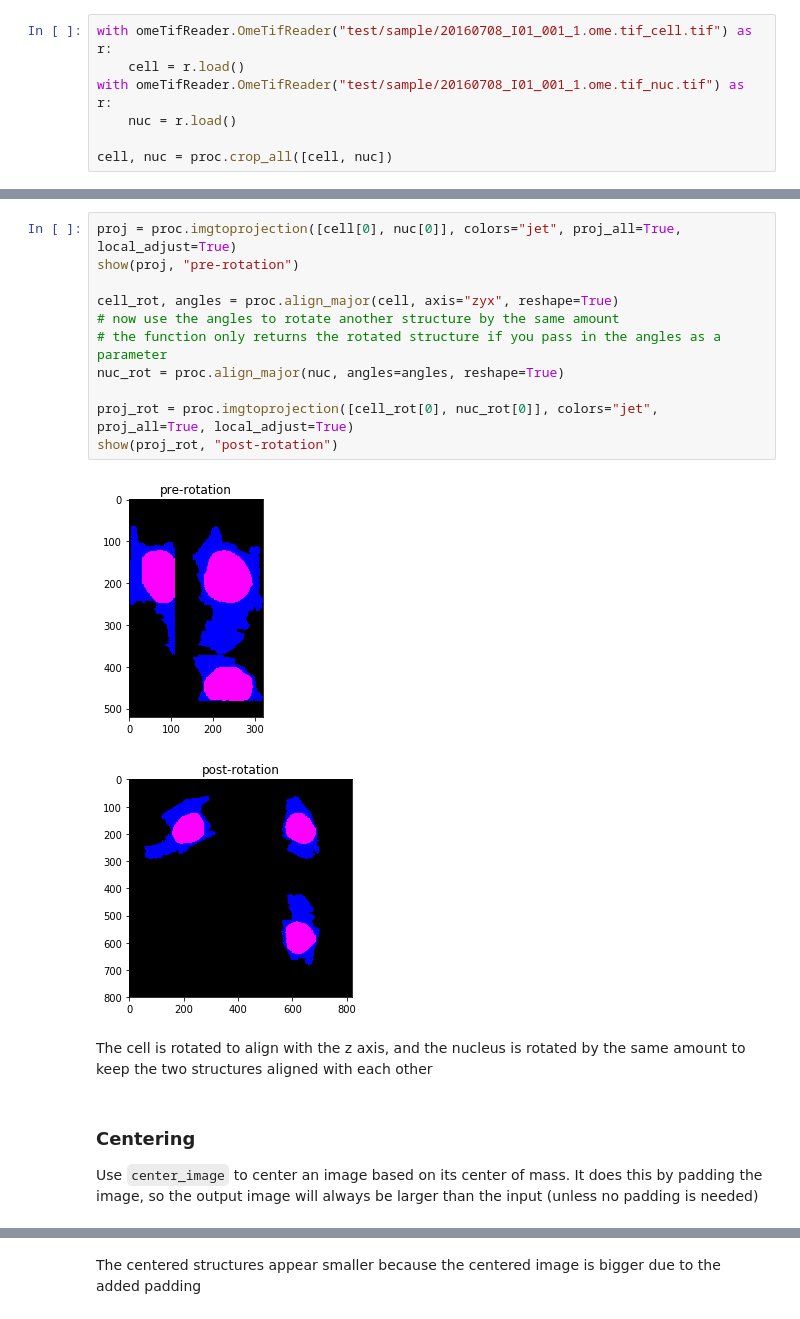
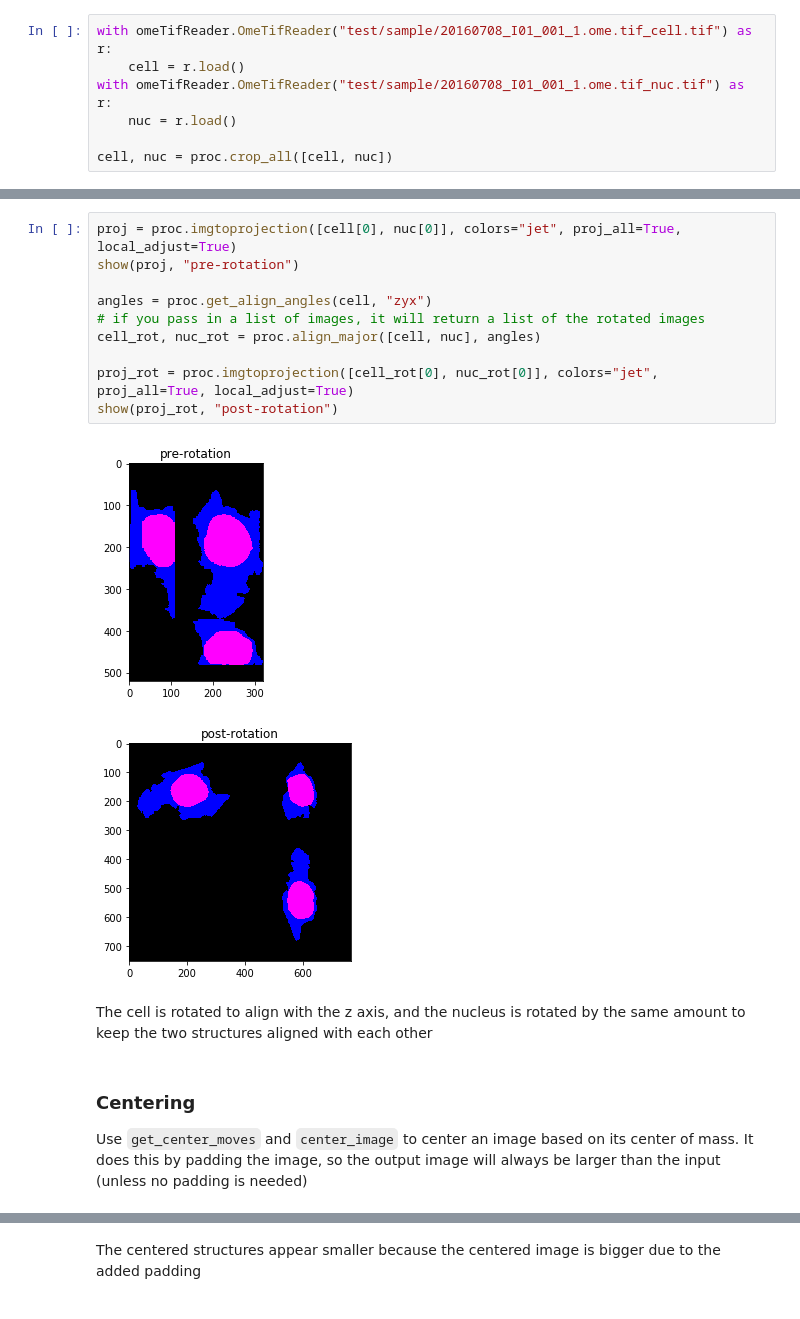
Before and after one commit to AllenCellModeling/aicsimage, a Jupyter notebook: Aicsimage Processing Guide.ipynb, the cells around one changed output, grey strips where cells are left out. Cells and saved outputs as stored; diff of their text form.

````diff
--- a/Aicsimage Processing Guide.ipynb
+++ b/Aicsimage Processing Guide.ipynb
@@ -273,21 +276,20 @@ Notice that the function returned two objects. The first is the rotated structur
 # %%
 proj = proc.imgtoprojection([cell[0], nuc[0]], colors="jet", proj_all=True, local_adjust=True)
 show(proj, "pre-rotation")
 
-cell_rot, angles = proc.align_major(cell, axis="zyx", reshape=True)
-# now use the angles to rotate another structure by the same amount
-# the function only returns the rotated structure if you pass in the angles as a parameter
-nuc_rot = proc.align_major(nuc, angles=angles, reshape=True)
+angles = proc.get_align_angles(cell, "zyx")
+# if you pass in a list of images, it will return a list of the rotated images
+cell_rot, nuc_rot = proc.align_major([cell, nuc], angles)
 
 proj_rot = proc.imgtoprojection([cell_rot[0], nuc_rot[0]], colors="jet", proj_all=True, local_adjust=True)
 show(proj_rot, "post-rotation")
 # %% [output]
 [figure]
-[figure, old version]
+[figure, new version]
 # %% [markdown]
 The cell is rotated to align with the z axis, and the nucleus is rotated by the same amount to keep the two structures aligned with each other
 # %% [markdown]
 ### Centering
-Use ```center_image``` to center an image based on its center of mass.
+Use ```get_center_moves``` and ```center_image``` to center an image based on its center of mass.
 It does this by padding the image, so the output image will always be larger than the input (unless no padding is needed)
 # %%
````
Also changed, not shown: parts of 16 cells of this notebook, 3 other files.
